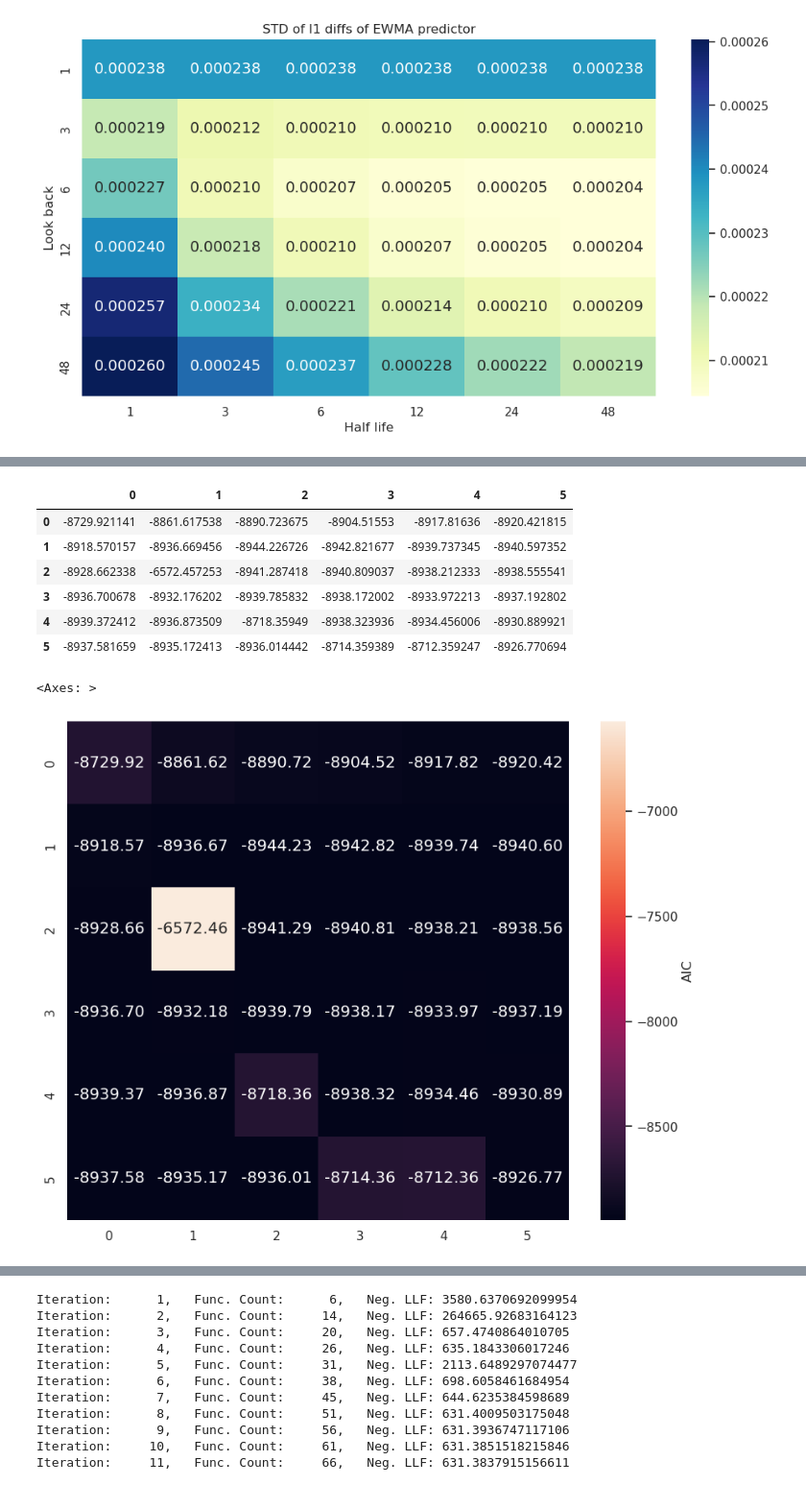
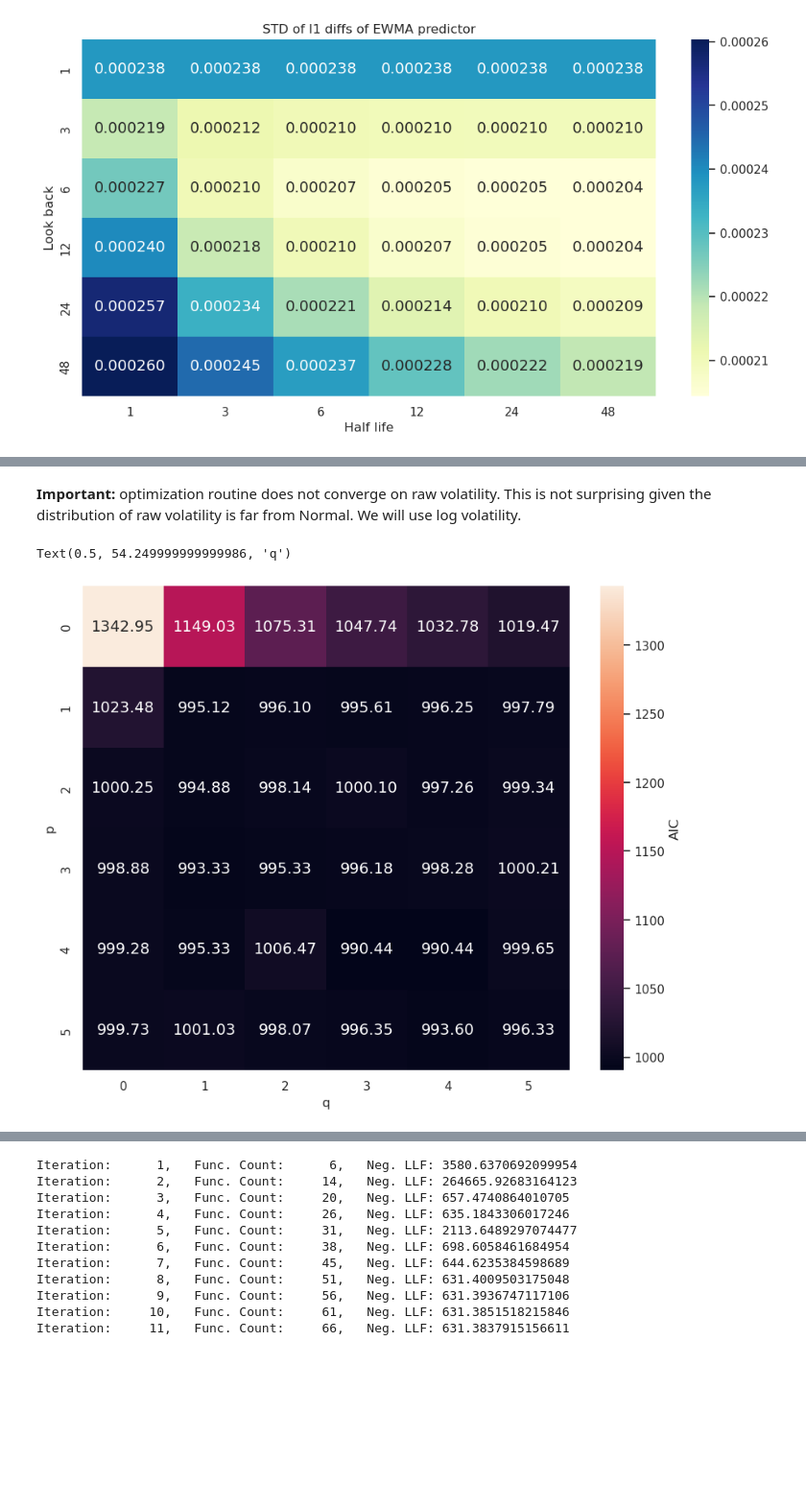
Before and after one commit to v-buchkov/mlfcs, a Jupyter notebook: experiments/miro/3.0-mz-development-bnchmrks-univariate.ipynb, the cells around one changed output, grey strips where cells are left out. Shown at 96% size. Saved outputs shown, nothing was run; the diff lists cells and outputs as text; code cells hidden in the pictures; blank space fills up the shorter version.

```diff
--- a/experiments/miro/3.0-mz-development-bnchmrks-univariate.ipynb
+++ b/experiments/miro/3.0-mz-development-bnchmrks-univariate.ipynb
@@ -55,5 +52,24 @@ full_vola = full_data.select(["datetime",'vol']).with_columns(
+# %%
+NUM_LAGS = 1
+
+for i in range(1, NUM_LAGS+1):
+    full_data[f"vol_lag{i}"] = full_data["vol"].shift(i)
+
+# add log vol
+full_data["log_vol"] = np.log(full_data["vol"])
+
+for i in range(1, NUM_LAGS+1):
+    full_data[f"log_vol_lag{i}"] = full_data["log_vol"].shift(i)
+
+# drop NaN values
+full_data = full_data.dropna()
 # %%
 LAST_TRAINING_DATE = datetime.strptime("2018-07-01 00:00:00", "%Y-%m-%d %H:%M:%S")
-init_training_vola = full_vola.loc[:LAST_TRAINING_DATE]
+init_training_vola = full_data.loc[:LAST_TRAINING_DATE].dropna()
+
+# additionally split the init_training_vola into train and validation sets
+validation_ts = datetime.strptime("2018-06-25 00:00:00", "%Y-%m-%d %H:%M:%S")
+mini_training_set = init_training_vola.loc[:validation_ts-pd.Timedelta(hours=1), :]
+validation_set = init_training_vola.loc[validation_ts:, :]
 # %%
 init_training_vola.loc[:,'vol'].plot()
@@ -577,12 +513,15 @@ from statsmodels.tsa.arima.model import ARIMA
 # %%
 #Determines the p and q that minimizes the AIC
-def find_p_q(ts, max_p, max_q):
+def find_p_q(ts, max_p, max_q, criteria='aic'):
     p_q_table = pd.DataFrame(index=range(max_p + 1), columns=range(max_q + 1))
     for p in range(max_p + 1):
         for q in range(max_q + 1):
             model = ARIMA(ts, order=(p, 0, q))
             fit = model.fit(method_kwargs={'maxiter':1000})
-            p_q_table.loc[p, q] = fit.aic
+            if criteria == 'aic':
+                p_q_table.loc[p, q] = fit.aic
+            elif criteria == 'bic':
+                p_q_table.loc[p, q] = fit.bic
     return p_q_table
 
 #Plots the residuals including their density
@@ -605,26 +534,29 @@ aic_p_q = find_p_q(
-# %%
-aic_p_q
-# %% [output]
-|  | 0 | 1 | 2 | 3 | 4 | 5 |
-| 0 | -8729.921141 | -8861.617538 | -8890.723675 | -8904.51553 | -8917.81636 | -8920.421815 |
-| 1 | -8918.570157 | -8936.669456 | -8944.226726 | -8942.821677 | -8939.737345 | -8940.597352 |
-| 2 | -8928.662338 | -6572.457253 | -8941.287418 | -8940.809037 | -8938.212333 | -8938.555541 |
-| 3 | -8936.700678 | -8932.176202 | -8939.785832 | -8938.172002 | -8933.972213 | -8937.192802 |
-| 4 | -8939.372412 | -8936.873509 | -8718.35949 | -8938.323936 | -8934.456006 | -8930.889921 |
-| 5 | -8937.581659 | -8935.172413 | -8936.014442 | -8714.359389 | -8712.359247 | -8926.770694 |
+# %% [markdown]
+**Important:** optimization routine does not converge on raw volatility. This is not surprising given the distribution of raw volatility is far from Normal. We will use log volatility.
+# %%
+p_max = 5
+q_max = 5
+aic_p_q = find_p_q(
+    init_training_vola.log_vol.values,
+    max_p=p_max,
+    max_q=q_max,
+    criteria='aic'
+)
 # %%
 # plot heatmap
 plt.figure(figsize=(10, 8))
 sns.heatmap(
     aic_p_q.astype(float),
     annot=True,
     fmt=".2f",
     #cmap="YlGnBu",
     cbar_kws={"label": "AIC"},
 )
+plt.ylabel("p")
+plt.xlabel("q")
 # %% [output]
-<Axes: >
+Text(0.5, 54.249999999999986, 'q')
-[figure, old version]
+[figure, new version]
 # %%
 # find the best p, q
 best_p, best_q = np.unravel_index(
```
Also changed, not shown: parts of 88 cells of this notebook, 3 other files.
